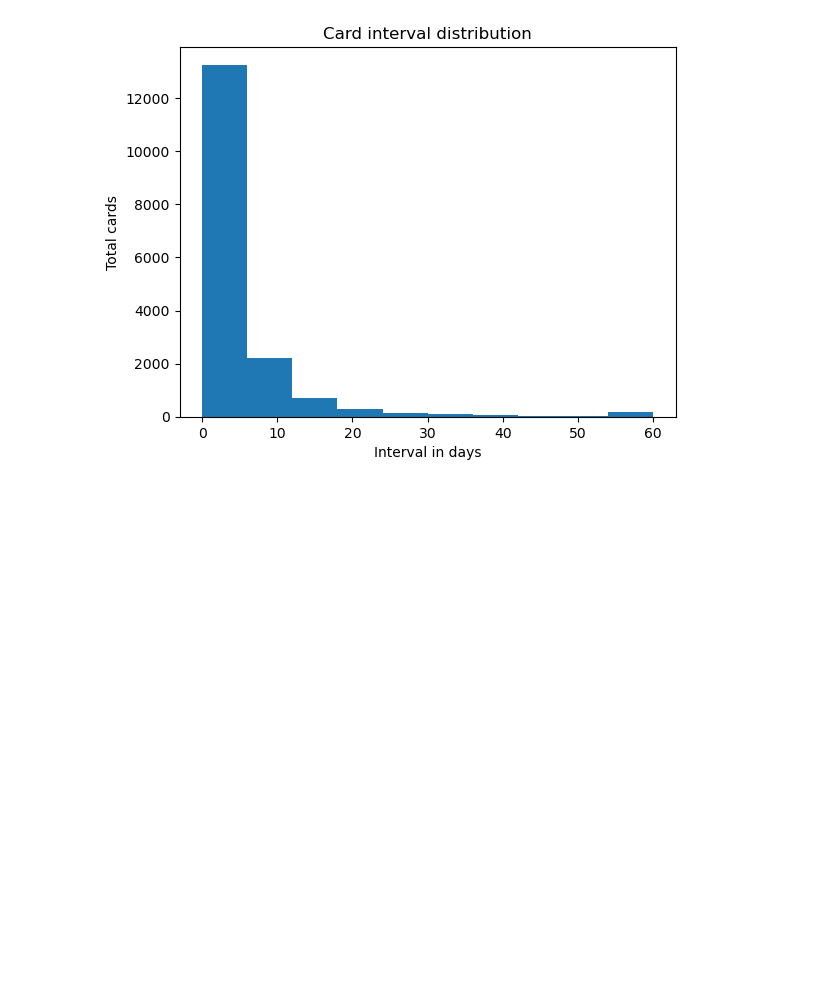
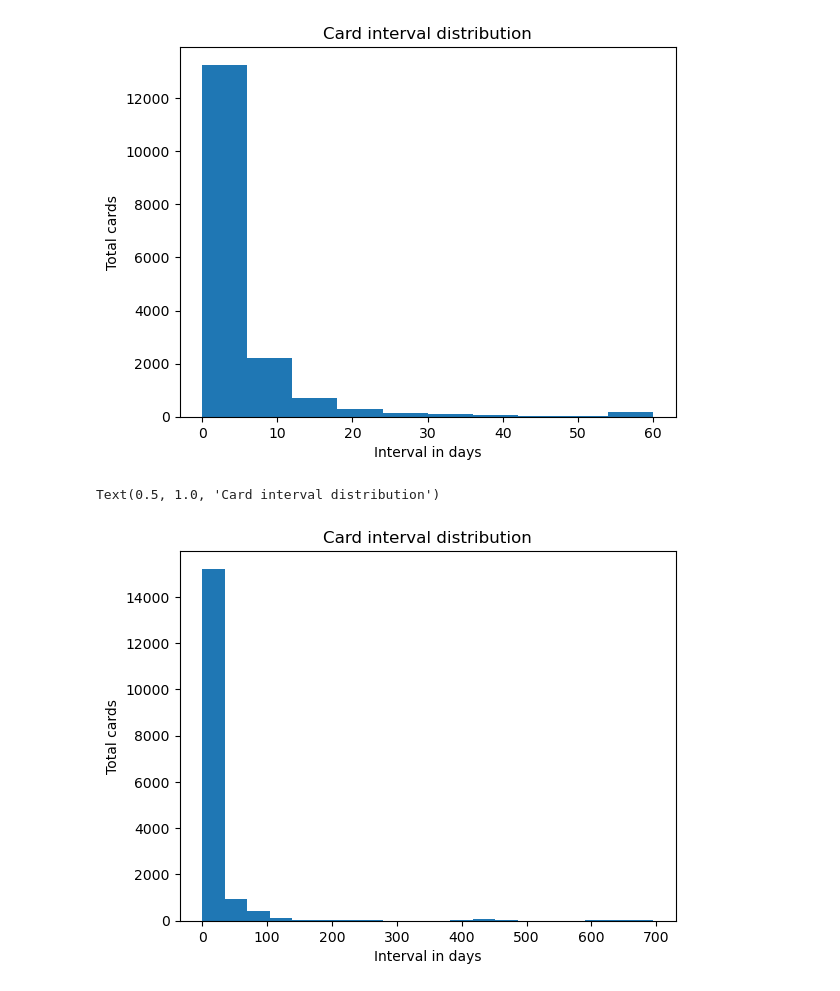
Before and after one commit to LilleAila/projects, a Jupyter notebook: it2/21-datasett-prosjekt-final/anki/native.ipynb, the cells around one changed output. Saved outputs shown, nothing was run; the diff lists cells and outputs as text; code cells hidden in the pictures; blank space fills up the shorter version.

```diff
--- a/it2/21-datasett-prosjekt-final/anki/native.ipynb
+++ b/it2/21-datasett-prosjekt-final/anki/native.ipynb
@@ -88,3 +90,16 @@ ax.set_title("Card interval distribution")
 # %% [output]
 Text(0.5, 1.0, 'Card interval distribution')
 [figure]
+# %%
+def parse_ivl(ivl):
+    return timedelta(days=ivl) if ivl > 0 else timedelta(seconds=-ivl)
+intervals = [parse_ivl(int(r["ivl"])).total_seconds() / 86400 for r in reviews]
+
+fig, ax = plt.subplots()
+ax.hist(intervals, bins=20)
+ax.set_xlabel("Interval in days")
+ax.set_ylabel("Total cards")
+ax.set_title("Card interval distribution")
+# %% [output]
+Text(0.5, 1.0, 'Card interval distribution')
+[figure, added]
```
Also changed, not shown: parts of 5 cells of this notebook, 1 other file.
